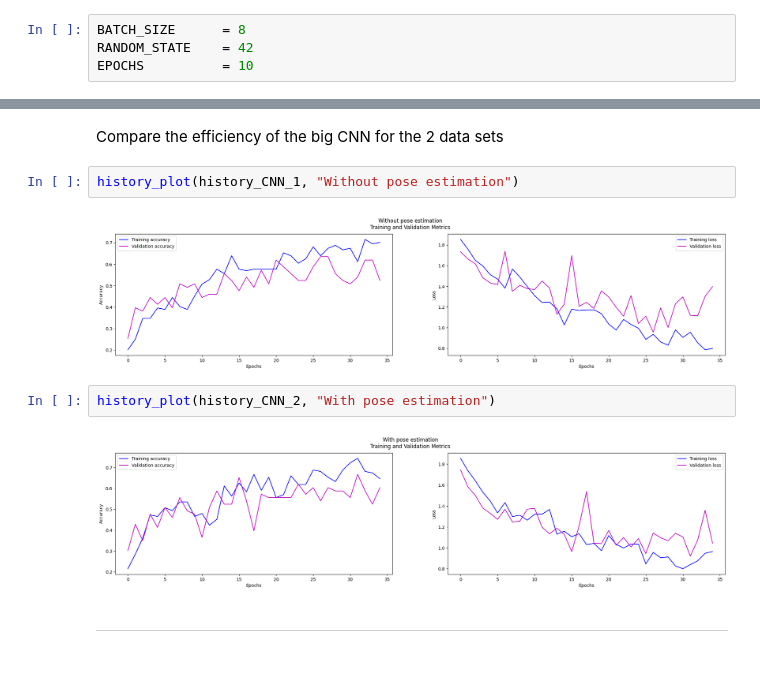
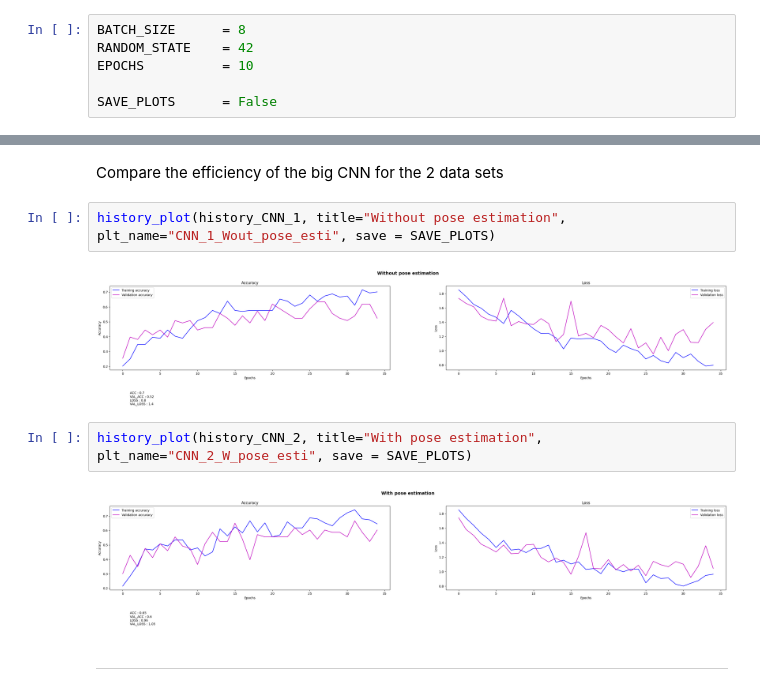
Before and after one commit to Aubert-Antoine/EL_3003-IA_et_Deep_Learning, a Jupyter notebook: LAB 7 FaceRecognition/TP7_FaceRecognition.ipynb, the cells around one changed output, grey strips where cells are left out. Drawn from its saved outputs; the diff is of its cells as text; blank space fills up the shorter version.

```diff
--- a/LAB 7 FaceRecognition/TP7_FaceRecognition.ipynb
+++ b/LAB 7 FaceRecognition/TP7_FaceRecognition.ipynb
@@ -213,6 +213,8 @@ drive_plots     = os.path.join("/content", "drive", "MyDrive", "Colab Notebooks"
 BATCH_SIZE      = 8
 RANDOM_STATE    = 42
 EPOCHS          = 10
+
+SAVE_PLOTS      = False
 # %% [markdown]
 ## 1. Face detection Answers : ⚛
 ***
@@ -770,13 +773,13 @@ history_CNN_2 = load_from_drive("CNN_2", drive_history)
 # %% [markdown]
 Compare the efficiency of the big CNN for the 2 data sets
 # %%
-history_plot(history_CNN_1, "Without pose estimation")
+history_plot(history_CNN_1, title="Without pose estimation", plt_name="CNN_1_Wout_pose_esti", save = SAVE_PLOTS)
 # %% [output]
-[figure, old version]
+[figure, new version]
 # %%
-history_plot(history_CNN_2, "With pose estimation")
+history_plot(history_CNN_2, title="With pose estimation", plt_name="CNN_2_W_pose_esti", save = SAVE_PLOTS)
 # %% [output]
-[figure, old version]
+[figure, new version]
 # %% [markdown]
 ***
 # %% [markdown]
```
Also changed, not shown: parts of 3 cells of this notebook.
